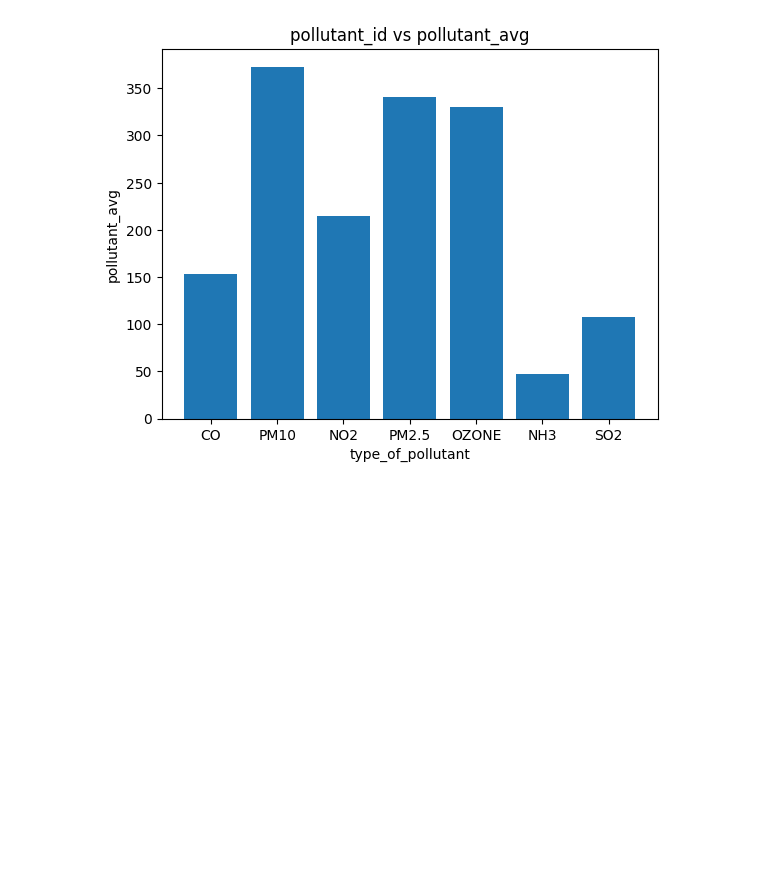
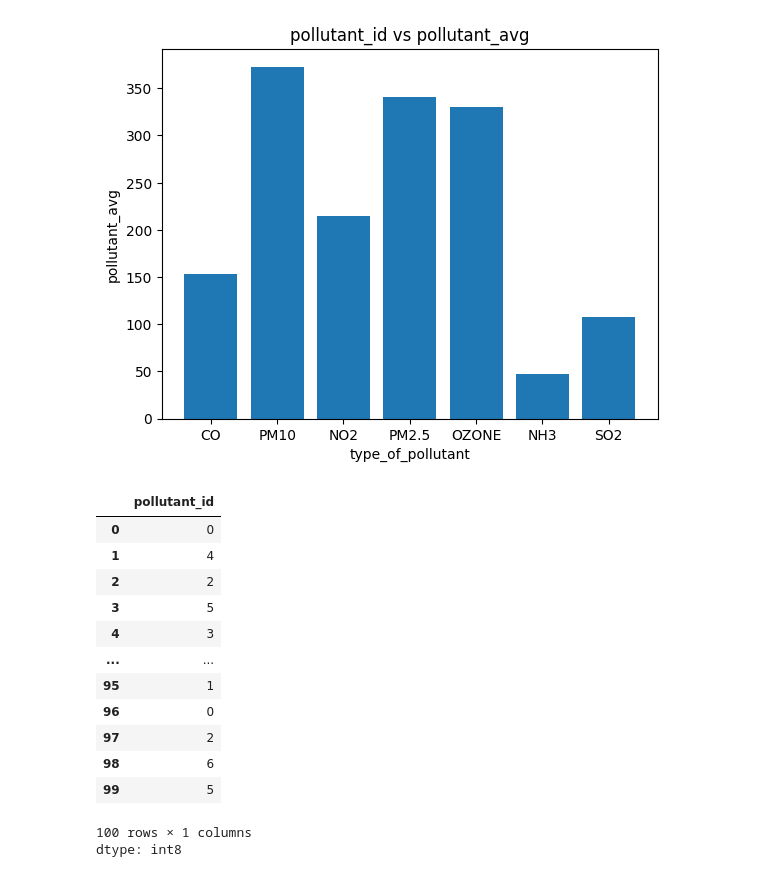
Before and after one commit to vineethreddy56/air_quality_index, a Jupyter notebook: air_quality_index.ipynb, the cells around one changed output. Drawn from its saved outputs; the diff is of its cells as text; code cells hidden in the pictures; blank space fills up the shorter version.

```diff
--- a/air_quality_index.ipynb
+++ b/air_quality_index.ipynb
@@ -148,0 +151,19 @@ Text(0, 0.5, 'pollutant_avg')
+# %%
+air_quality_data['pollutant_id']=air_quality_data['pollutant_id'].astype('category').cat.codes
+# %%
+air_quality_data['pollutant_id'].head(100)
+# %% [output]
+|  | pollutant_id |
+| 0 | 0 |
+| 1 | 4 |
+| 2 | 2 |
+| 3 | 5 |
+| 4 | 3 |
+| ... | ... |
+| 95 | 1 |
+| 96 | 0 |
+| 97 | 2 |
+| 98 | 6 |
+| 99 | 5 |
+100 rows × 1 columns
+dtype: int8
```
Also changed, not shown: parts of 9 cells of this notebook.
